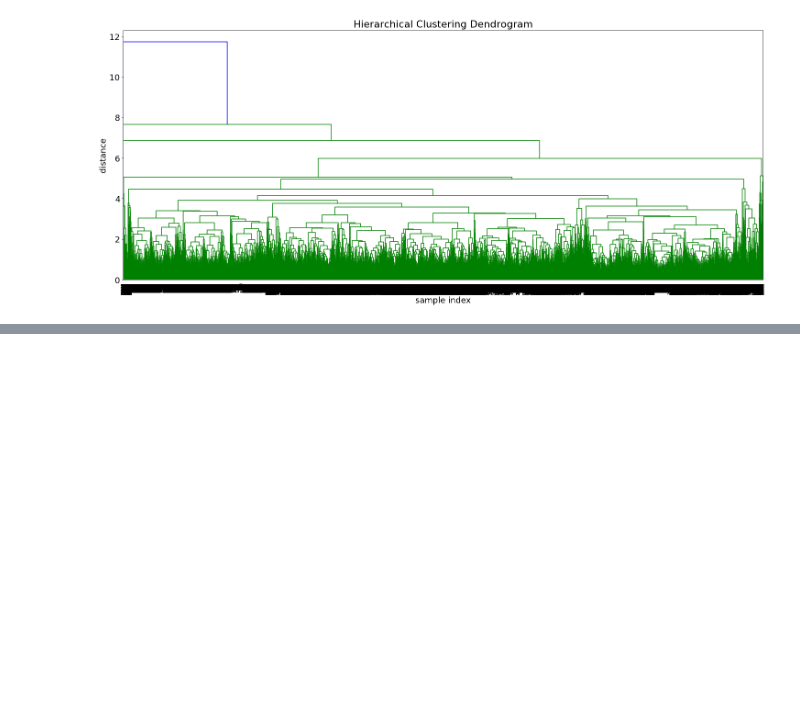
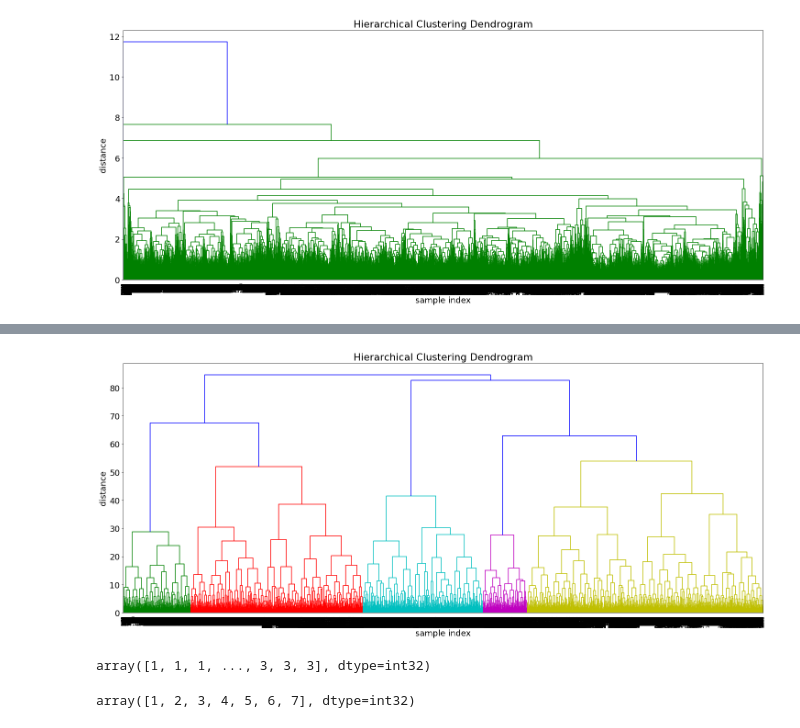
Before and after one commit to STASYA00/DS-DS, a Jupyter notebook: Notebooks/Traffic-TRAFFIC.ipynb, the cells around one changed output, grey strips where cells are left out. Saved outputs shown, nothing was run; the diff lists cells and outputs as text; code cells hidden in the pictures; blank space fills up the shorter version.

```diff
--- a/Notebooks/Traffic-TRAFFIC.ipynb
+++ b/Notebooks/Traffic-TRAFFIC.ipynb
@@ -430,0 +487,20 @@ plt.show()
+# %%
+plt.figure(figsize=(25, 10))
+font = {'family' : 'sans', 'size'   : 18}
+plt.rc('font', **font)
+plt.title('Hierarchical Clustering Dendrogram')
+plt.xlabel('sample index')
+plt.ylabel('distance')
+dendrogram(matrix, leaf_rotation = 90, leaf_font_size=8)
+plt.show()
+# %% [output]
+[figure, added]
+# %%
+clustering_7 = fcluster(matrix, 7, criterion='maxclust')
+clustering_7
+# %% [output]
+array([1, 1, 1, ..., 3, 3, 3], dtype=int32)
+# %%
+np.unique(clustering_7)
+# %% [output]
+array([1, 2, 3, 4, 5, 6, 7], dtype=int32)
```
Also changed, not shown: parts of 7 cells of this notebook.
